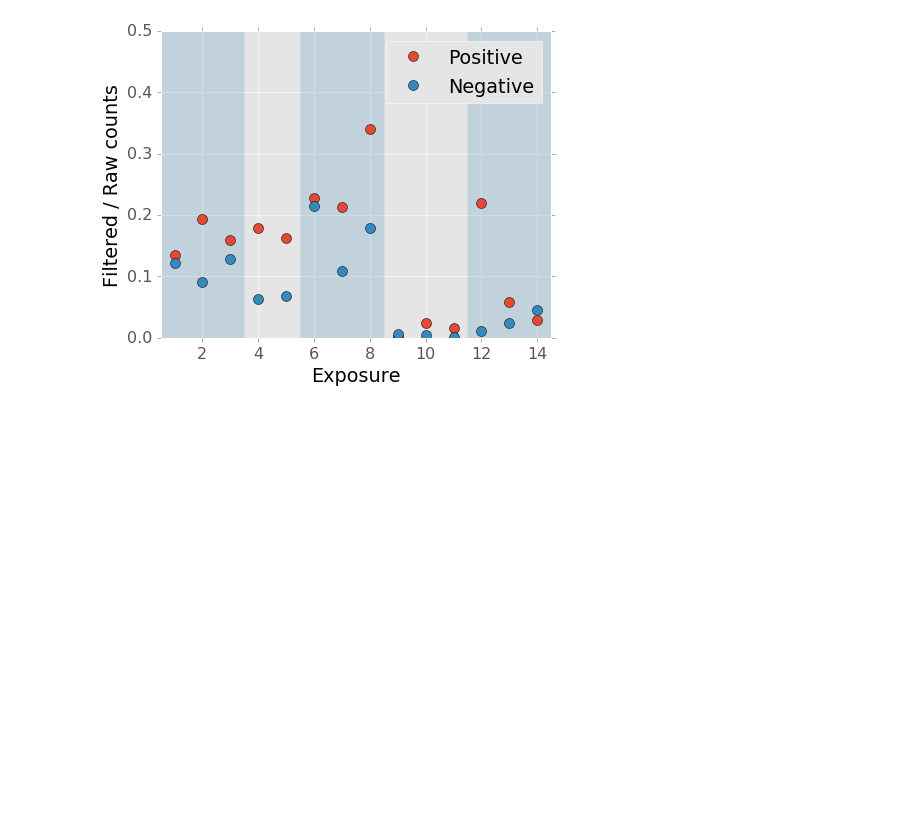
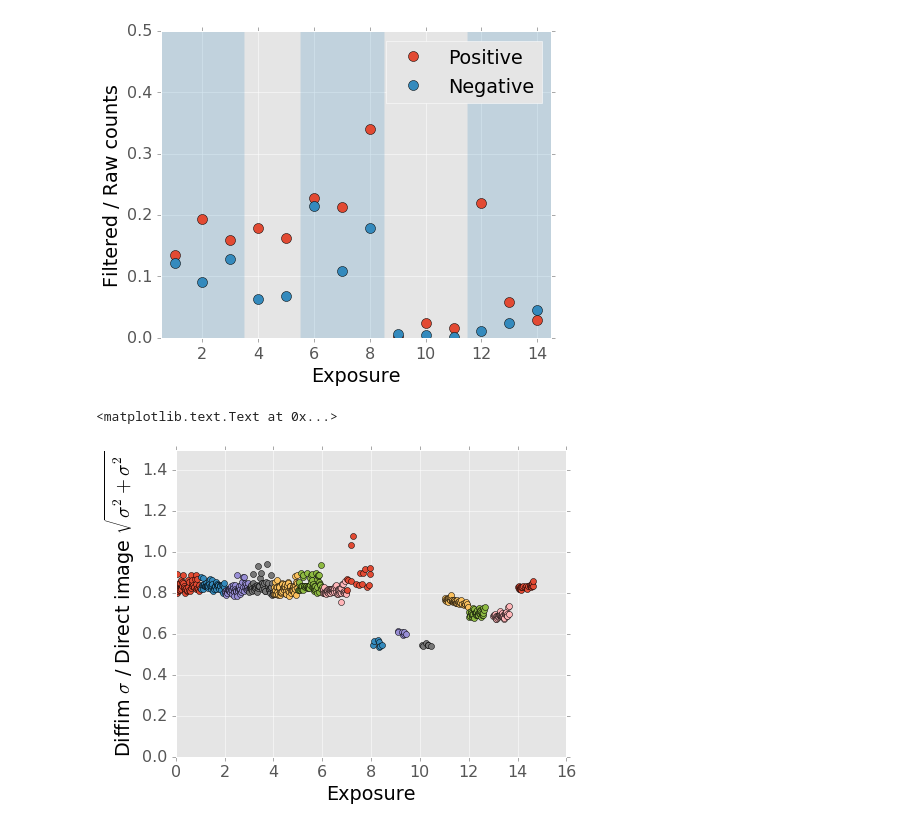
Before and after one commit to lsst-dm/dmtn-006, a Jupyter notebook: notebooks/force_phot_sql.ipynb, the cells around one changed output. Drawn from its saved outputs; the diff is of its cells as text; code cells hidden in the pictures; blank space fills up the shorter version.

```diff
--- a/notebooks/force_phot_sql.ipynb
+++ b/notebooks/force_phot_sql.ipynb
@@ -208,3 +208,25 @@ plt.xlim(0.5,len(counts_table) - 0.5)
 # %% [output]
 (0.5, 14.5)
 [figure]
+# %%
+cursor.execute("SELECT visitid, ccdnum, AVG(dia.coord_ra), AVG(dia.coord_dec), "
+               "AVG(dia.base_PsfFlux_fluxSigma / SQRT(POW(fs.base_PsfFlux_fluxSigma,2) + POW(fs.template_base_PsfFlux_fluxSigma,2))), "
+               "STD(dia.base_PsfFlux_fluxSigma / SQRT(POW(fs.base_PsfFlux_fluxSigma,2) + POW(fs.template_base_PsfFlux_fluxSigma,2))) "
+               "FROM diasource as dia "
+               "JOIN force_source as fs ON id=objectId "
+               "WHERE dia.classification_dipole=0 "
+               "GROUP BY visitid, ccdnum")
+
+sigma_table = Table(rows=cursor.fetchall(),
+                     names=("visitid", "ccdnum", "field_ra", "field_dec", "mean_sigmaratio", "stddev_sigmaratio"))
+# %%
+for n,visit in enumerate(np.unique(sigma_table['visitid'])):
+    sel, = np.where((sigma_table['visitid'] == visit) & (sigma_table['stddev_sigmaratio'] < 1))
+    plt.plot(n + sigma_table['ccdnum'][sel]/60.0, sigma_table['mean_sigmaratio'][sel], 'o')
+
+plt.ylim(0,1.5)
+plt.ylabel("Diffim $\sigma$ / Direct image $\sqrt{\sigma^2 + \sigma^2}$")
+plt.xlabel("Exposure")
+# %% [output]
+<matplotlib.text.Text at 0x...>
+[figure, added]
```
Also changed, not shown: parts of 2 cells of this notebook, 6 other files.
